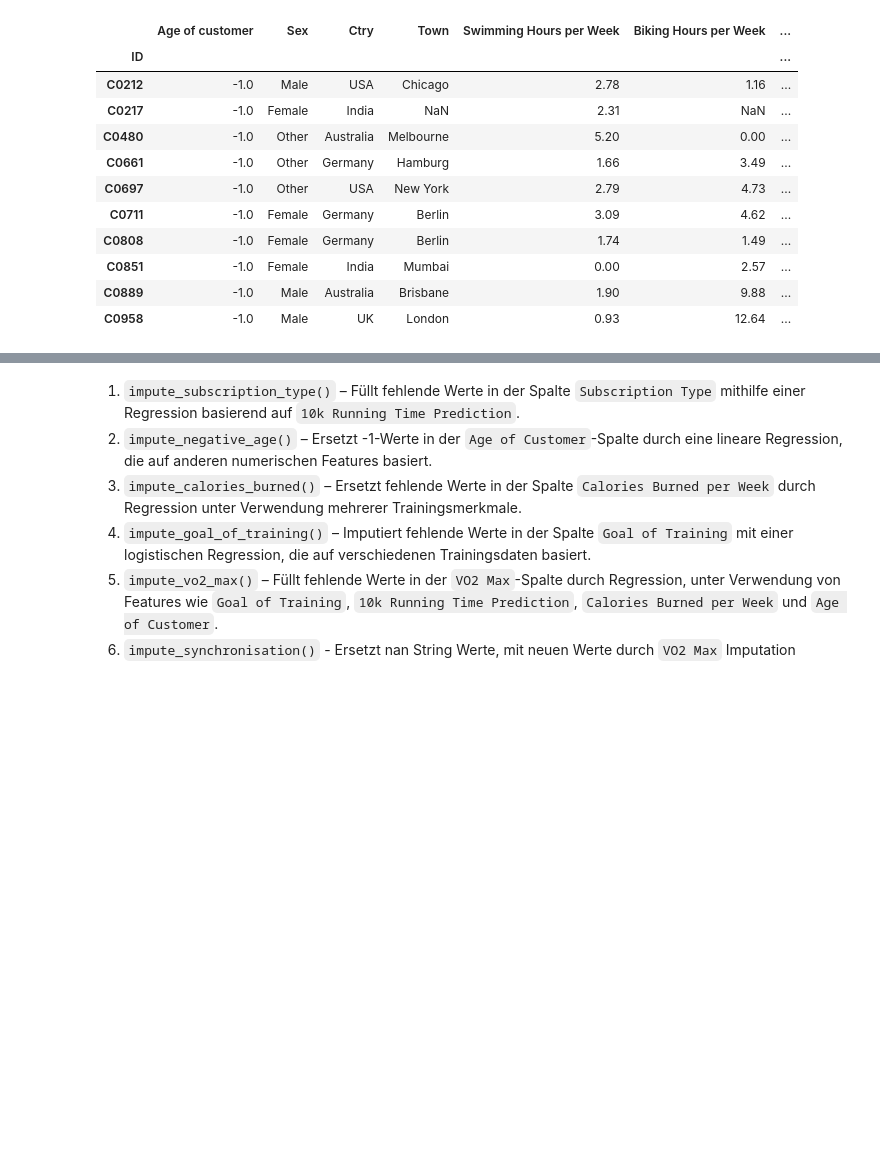
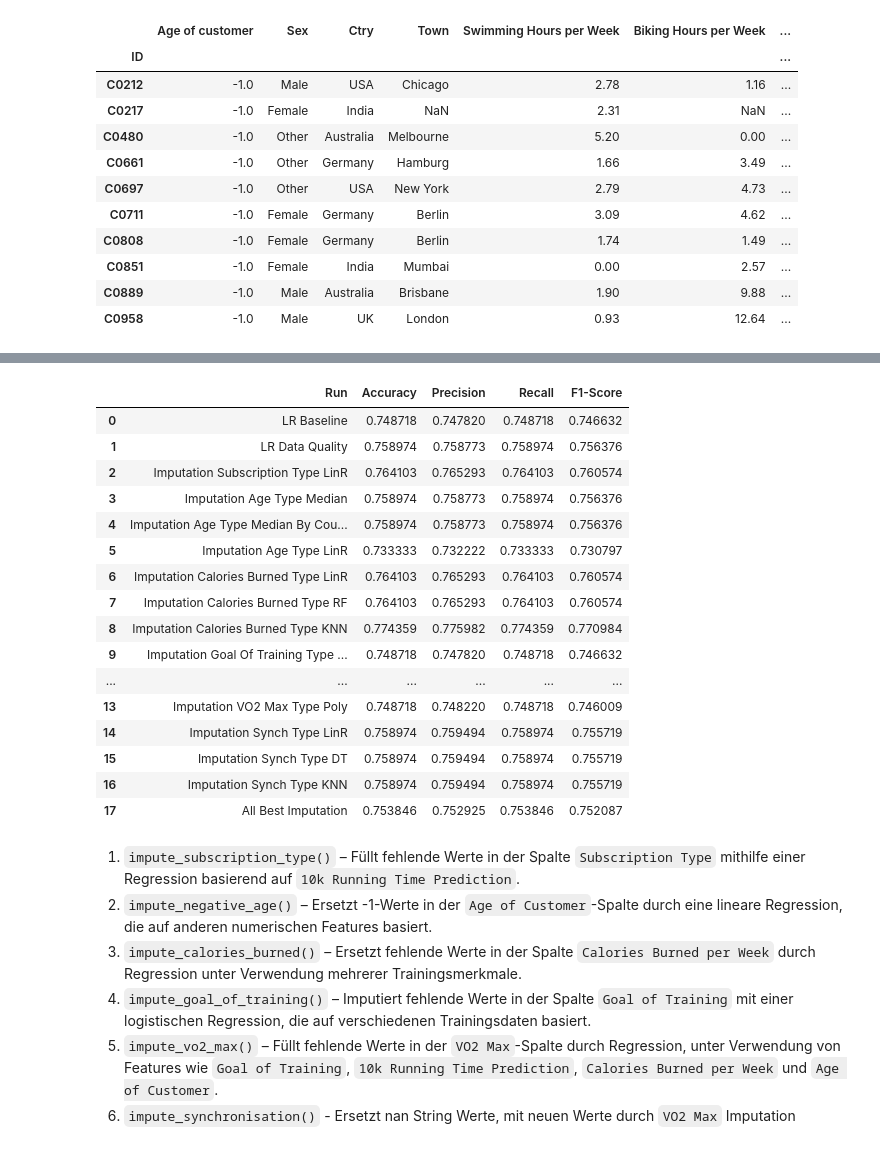
Before and after one commit to MarioKrupinski/Introduction-to-Data-Science-AI, a Jupyter notebook: notebooks/preparation.ipynb, the cells around one changed output, grey strips where cells are left out. Saved outputs shown, nothing was run; the diff lists cells and outputs as text; code cells hidden in the pictures; blank space fills up the shorter version.

```diff
--- a/notebooks/preparation.ipynb
+++ b/notebooks/preparation.ipynb
@@ -1022,0 +1382,2 @@ df_training[df_training["Age of customer"]==-1]
+# %%
+run_benchmark_lr_mv(custom_functions=[impute_vo2_max,impute_vo2_max_rf,impute_vo2_max_poly], run_labels=["Imputation VO2 Max Type LinR","Imputation VO2 Max Type RF", "Imputation VO2 Max Type Poly"])
@@ -1023,3 +1625,19 @@ df_training[df_training["Age of customer"]==-1]
+# %%
+def all_imputation(df: pd.DataFrame) -> pd.DataFrame:
+    df = df.copy()
+
+
+    #df = custom_transform_baseline(df)
+    df = custom_transform_dq(df)
+
+
+    df = impute_negative_age(df)
+    df = impute_calories_burned_knn(df)
+    df = impute_goal_of_training(df)
+    df = impute_vo2_max_rf(df)
+    df = impute_synchronisation(df)
+    df = impute_subscription_type(df)
+    return df
 # %%
 pipeline_imp = create_pipeline(all_imputation)
 
@@ -1082,3 +1657,23 @@ Please also refer to the documentation for alternative solver options:
+# %%
+run_benchmark_lr_mv(custom_functions=all_imputation, run_labels="All Best Imputation")
+# %% [output]
+|  | Run | Accuracy | Precision | Recall | F1-Score |
+| 0 | LR Baseline | 0.748718 | 0.747820 | 0.748718 | 0.746632 |
+| 1 | LR Data Quality | 0.758974 | 0.758773 | 0.758974 | 0.756376 |
+| 2 | Imputation Subscription Type LinR | 0.764103 | 0.765293 | 0.764103 | 0.760574 |
+| 3 | Imputation Age Type Median | 0.758974 | 0.758773 | 0.758974 | 0.756376 |
+| 4 | Imputation Age Type Median By Cou... | 0.758974 | 0.758773 | 0.758974 | 0.756376 |
+| 5 | Imputation Age Type LinR | 0.733333 | 0.732222 | 0.733333 | 0.730797 |
+| 6 | Imputation Calories Burned Type LinR | 0.764103 | 0.765293 | 0.764103 | 0.760574 |
+| 7 | Imputation Calories Burned Type RF | 0.764103 | 0.765293 | 0.764103 | 0.760574 |
+| 8 | Imputation Calories Burned Type KNN | 0.774359 | 0.775982 | 0.774359 | 0.770984 |
+| 9 | Imputation Goal Of Training Type ... | 0.748718 | 0.747820 | 0.748718 | 0.746632 |
+| ... | ... | ... | ... | ... | ... |
+| 13 | Imputation VO2 Max Type Poly | 0.748718 | 0.748220 | 0.748718 | 0.746009 |
+| 14 | Imputation Synch Type LinR | 0.758974 | 0.759494 | 0.758974 | 0.755719 |
+| 15 | Imputation Synch Type DT | 0.758974 | 0.759494 | 0.758974 | 0.755719 |
+| 16 | Imputation Synch Type KNN | 0.758974 | 0.759494 | 0.758974 | 0.755719 |
+| 17 | All Best Imputation | 0.753846 | 0.752925 | 0.753846 | 0.752087 |
 # %% [markdown]
 1. `impute_subscription_type()` – Füllt fehlende Werte in der Spalte `Subscription Type` mithilfe einer Regression basierend auf `10k Running Time Prediction`.
 2. `impute_negative_age()` – Ersetzt -1-Werte in der `Age of Customer`-Spalte durch eine lineare Regression, die auf anderen numerischen Features basiert.
```
Also changed, not shown: parts of 73 cells of this notebook, 2 other files.
